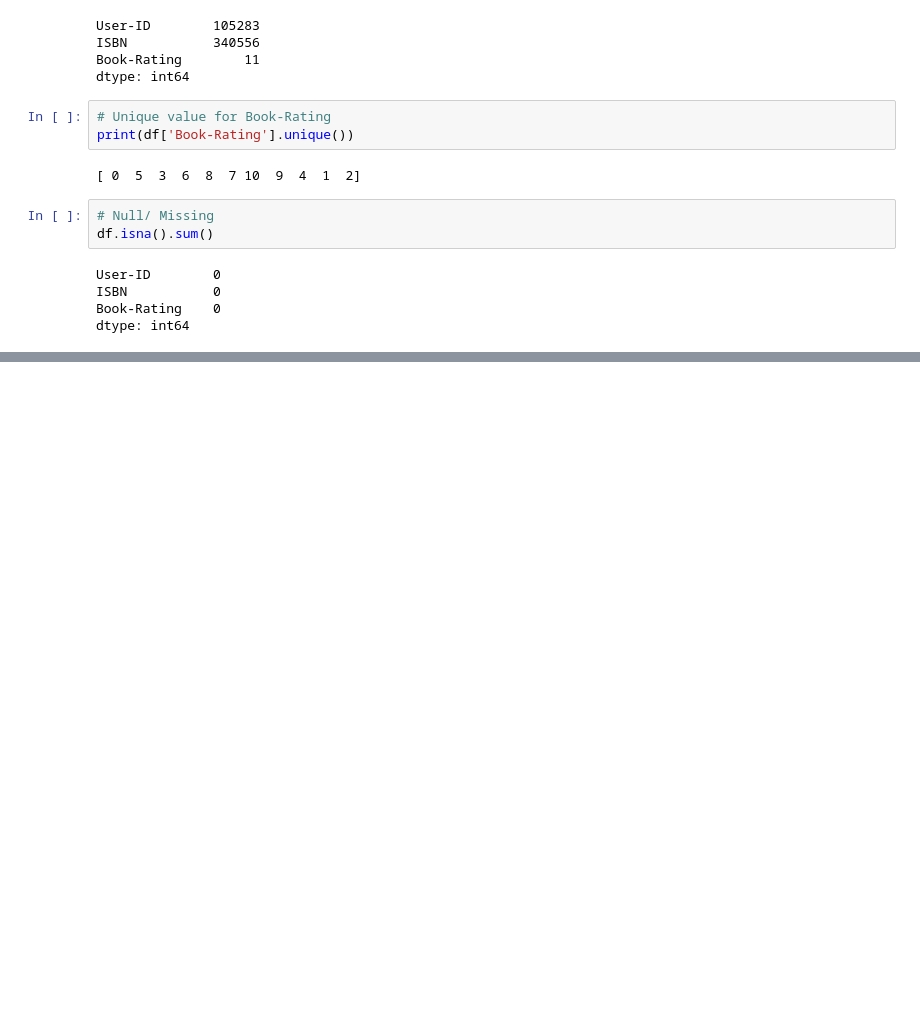
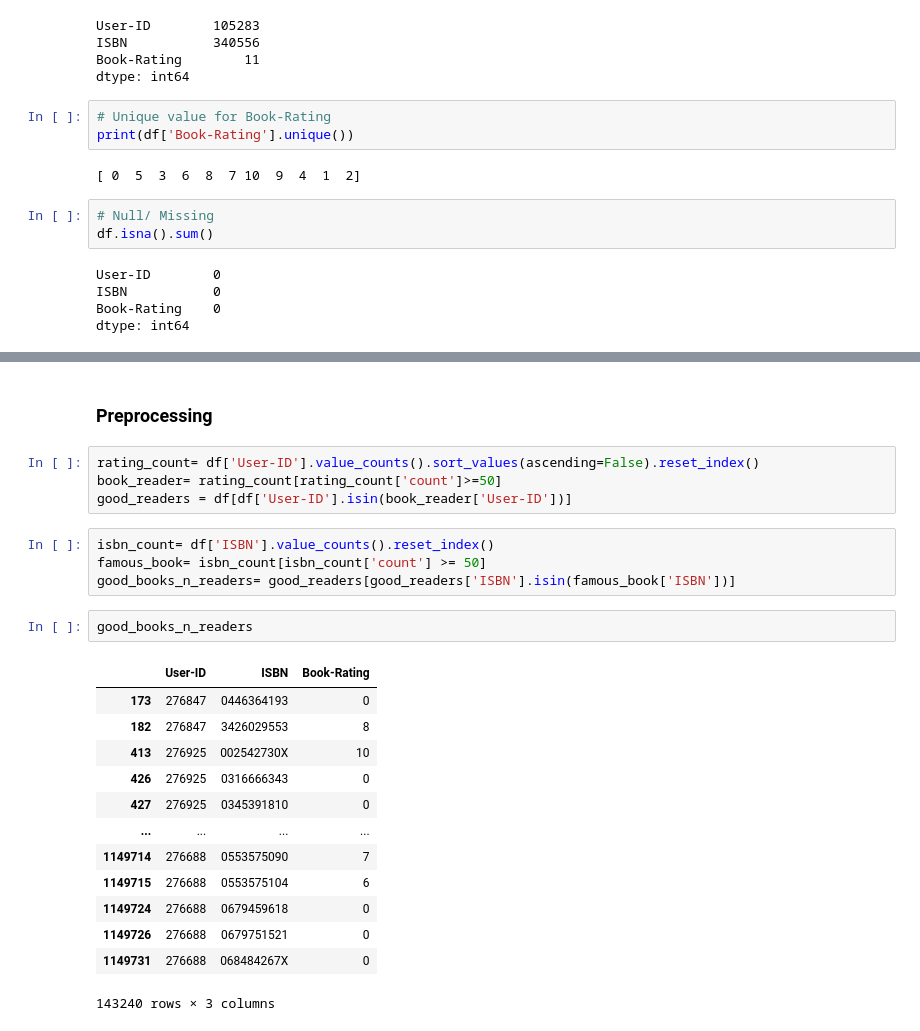
Before and after one commit to mdismailquraishicse/BookRecommendationSystem, a Jupyter notebook: ratings.ipynb, the cells around one changed output, grey strips where cells are left out. Saved outputs shown, nothing was run; the diff lists cells and outputs as text; blank space fills up the shorter version.

```diff
--- a/ratings.ipynb
+++ b/ratings.ipynb
@@ -77,0 +84,26 @@ dtype: int64
+# %% [markdown]
+### Preprocessing
+# %%
+rating_count= df['User-ID'].value_counts().sort_values(ascending=False).reset_index()
+book_reader= rating_count[rating_count['count']>=50]
+good_readers = df[df['User-ID'].isin(book_reader['User-ID'])]
+# %%
+isbn_count= df['ISBN'].value_counts().reset_index()
+famous_book= isbn_count[isbn_count['count'] >= 50]
+good_books_n_readers= good_readers[good_readers['ISBN'].isin(famous_book['ISBN'])]
+# %%
+good_books_n_readers
+# %% [output]
+|  | User-ID | ISBN | Book-Rating |
+| 173 | 276847 | 0446364193 | 0 |
+| 182 | 276847 | 3426029553 | 8 |
+| 413 | 276925 | 002542730X | 10 |
+| 426 | 276925 | 0316666343 | 0 |
+| 427 | 276925 | 0345391810 | 0 |
+| ... | ... | ... | ... |
+| 1149714 | 276688 | 0553575090 | 7 |
+| 1149715 | 276688 | 0553575104 | 6 |
+| 1149724 | 276688 | 0679459618 | 0 |
+| 1149726 | 276688 | 0679751521 | 0 |
+| 1149731 | 276688 | 068484267X | 0 |
+143240 rows × 3 columns
```
Also changed, not shown: parts of 5 cells of this notebook.
